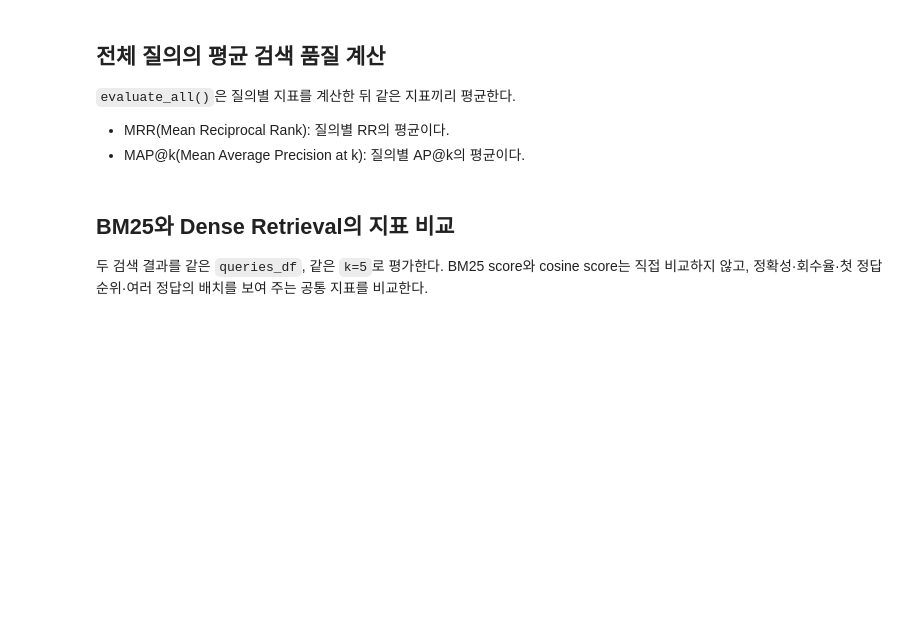
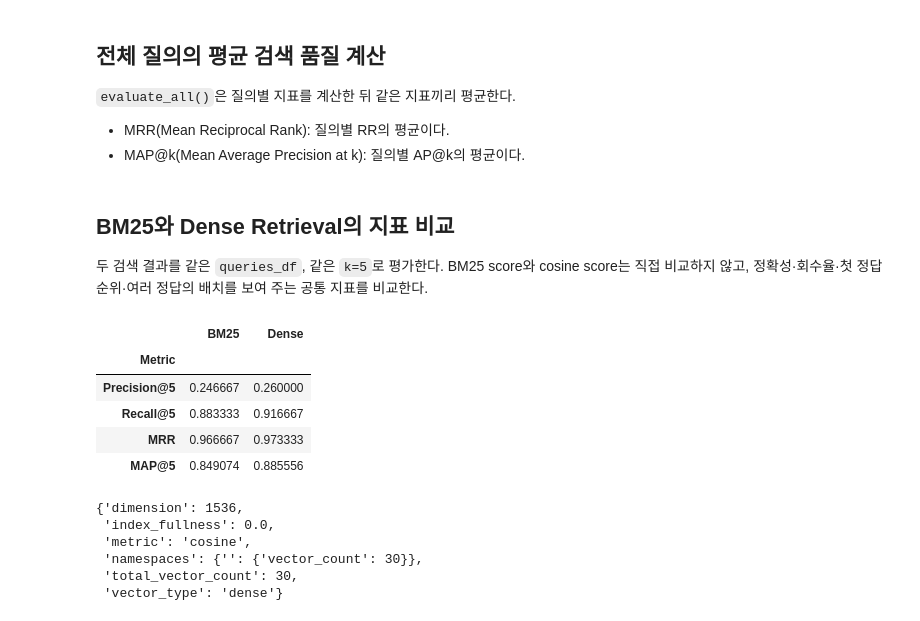
Before and after one commit to muniii-62/09_llm, a Jupyter notebook: 07_advancewd_rag/01_retrieval_optimization/02_bm25_dense_comparison.ipynb, the cells around one changed output. Drawn from its saved outputs; the diff is of its cells as text; code cells hidden in the pictures; blank space fills up the shorter version.

```diff
--- a/07_advancewd_rag/01_retrieval_optimization/02_bm25_dense_comparison.ipynb
+++ b/07_advancewd_rag/01_retrieval_optimization/02_bm25_dense_comparison.ipynb
@@ -361,3 +429,14 @@ from langchain_pinecone import PineconeVectorStore
 
 - hit: 검색된 `doc_id`가 해당 질의의 qrels에 포함된 경우이다.
 - 평가 연결: 같은 `query_id`로 검색 결과와 qrels를 찾아 hit 여부를 계산한다.
+# %%
+relevant_documents_by_query = {}
+
+for _, row in queries_df.iterrows():
+    query_id = row['query_id']
+    relevant_text = row['relevant_doc_ids']
+
+    relevant_documents_by_query[query_id] = parse_relevant(relevant_text)
+
+print('Q1 relevant documents:', relevant_documents_by_query['Q1'])
+print('query count:', len(relevant_documents_by_query))
@@ -387,3 +572,52 @@ import numpy as np
 ## BM25와 Dense Retrieval의 지표 비교
 
 두 검색 결과를 같은 `queries_df`, 같은 `k=5`로 평가한다. BM25 score와 cosine score는 직접 비교하지 않고, 정확성·회수율·첫 정답 순위·여러 정답의 배치를 보여 주는 공통 지표를 비교한다.
+# %%
+bm25_metrics = evaluate_all(
+    method_results=bm25_results, #bm25 경과 모음
+    query_table=queries_df, # 정답 모음
+    k=5, # 검색 개수
+)
+
+dense_metrics = evaluate_all(
+    method_results=dense_results,
+    query_table=queries_df,
+    k=5,
+)
+
+metrics_df = pd.DataFrame({
+    'Metric': ['Precision@5', 'Recall@5', 'MRR', 'MAP@5'],
+    'BM25': [
+        bm25_metrics['P@k'],
+        bm25_metrics['R@k'],
+        bm25_metrics['MRR'],
+        bm25_metrics['MAP@k'],
+    ],
+    'Dense': [
+        dense_metrics['P@k'],
+        dense_metrics['R@k'],
+        dense_metrics['MRR'],
+        dense_metrics['MAP@k'],
+    ],
+}).set_index('Metric')
+
+metrics_df
+# %% [output]
+|  | BM25 | Dense |
+| Metric |  |  |
+| Precision@5 | 0.246667 | 0.260000 |
+| Recall@5 | 0.883333 | 0.916667 |
+| MRR | 0.966667 | 0.973333 |
+| MAP@5 | 0.849074 | 0.885556 |
+# %%
+from pinecone import Pinecone
+pc = Pinecone()  # PINECONE_API_KEY는 .env에서 자동 로드
+index = pc.Index(PINECONE_INDEX_NAME)
+print(index.describe_index_stats())
+# %% [output]
+{'dimension': 1536,
+ 'index_fullness': 0.0,
+ 'metric': 'cosine',
+ 'namespaces': {'': {'vector_count': 30}},
+ 'total_vector_count': 30,
+ 'vector_type': 'dense'}
```
Also changed, not shown: parts of 8 cells of this notebook, 4 other files.
